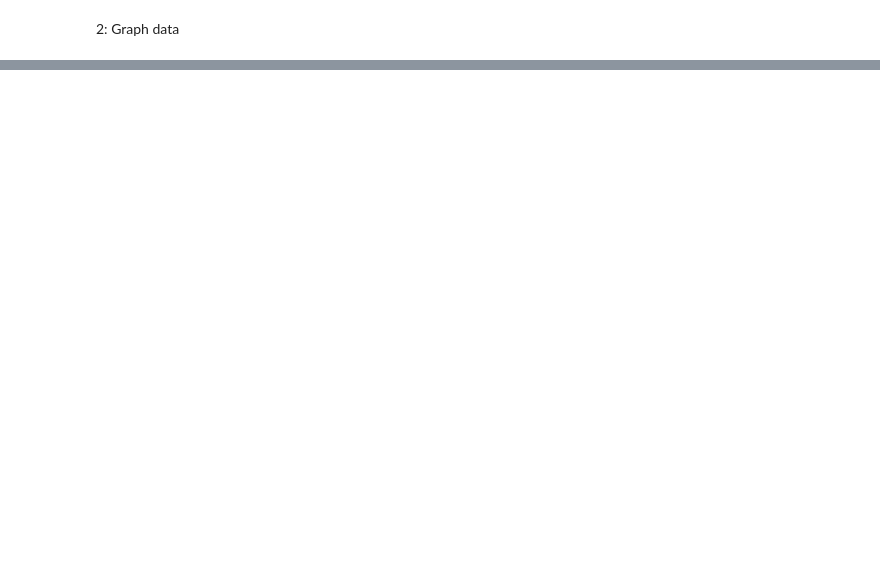
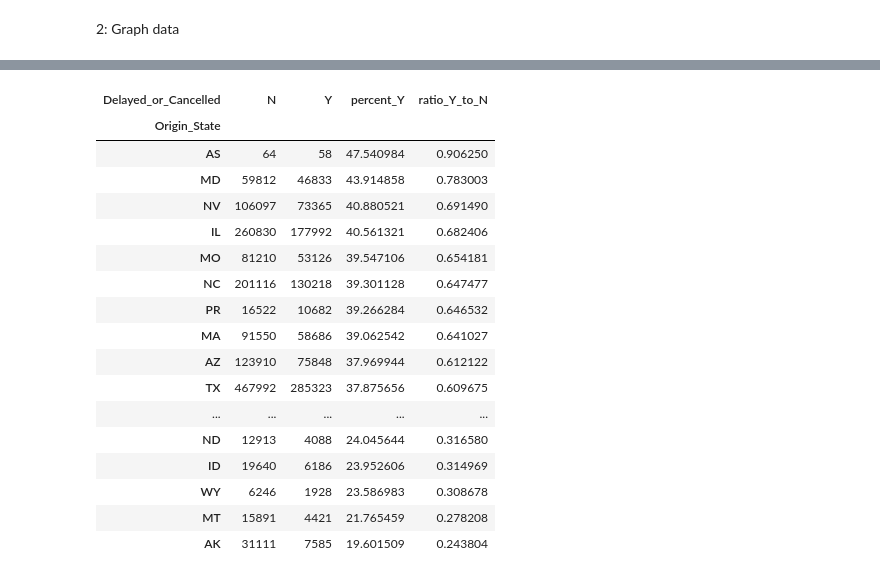
Before and after one commit to segoldsmith/Capstone2, a Jupyter notebook: capstone2_EDA.ipynb, the cells around one changed output, grey strips where cells are left out. Drawn from its saved outputs; the diff is of its cells as text; code cells hidden in the pictures; blank space fills up the shorter version.

```diff
--- a/capstone2_EDA.ipynb
+++ b/capstone2_EDA.ipynb
@@ -51,0 +115,24 @@ plt.show()
+# %%
+yn_state = fi.groupby('Origin_State')['Delayed_or_Cancelled'].value_counts().unstack()
+yn_state['percent_Y'] = (yn_state['Y'] / (yn_state['N'] + yn_state['Y'])) * 100
+yn_state['ratio_Y_to_N'] = yn_state['Y'] / yn_state['N']
+yn_state.sort_values('percent_Y', ascending = False)
+# %% [output]
+| Delayed_or_Cancelled | N | Y | percent_Y | ratio_Y_to_N |
+| Origin_State |  |  |  |  |
+| AS | 64 | 58 | 47.540984 | 0.906250 |
+| MD | 59812 | 46833 | 43.914858 | 0.783003 |
+| NV | 106097 | 73365 | 40.880521 | 0.691490 |
+| IL | 260830 | 177992 | 40.561321 | 0.682406 |
+| MO | 81210 | 53126 | 39.547106 | 0.654181 |
+| NC | 201116 | 130218 | 39.301128 | 0.647477 |
+| PR | 16522 | 10682 | 39.266284 | 0.646532 |
+| MA | 91550 | 58686 | 39.062542 | 0.641027 |
+| AZ | 123910 | 75848 | 37.969944 | 0.612122 |
+| TX | 467992 | 285323 | 37.875656 | 0.609675 |
+| ... | ... | ... | ... | ... |
+| ND | 12913 | 4088 | 24.045644 | 0.316580 |
+| ID | 19640 | 6186 | 23.952606 | 0.314969 |
+| WY | 6246 | 1928 | 23.586983 | 0.308678 |
+| MT | 15891 | 4421 | 21.765459 | 0.278208 |
+| AK | 31111 | 7585 | 19.601509 | 0.243804 |
```
Also changed, not shown: parts of 27 cells of this notebook.
